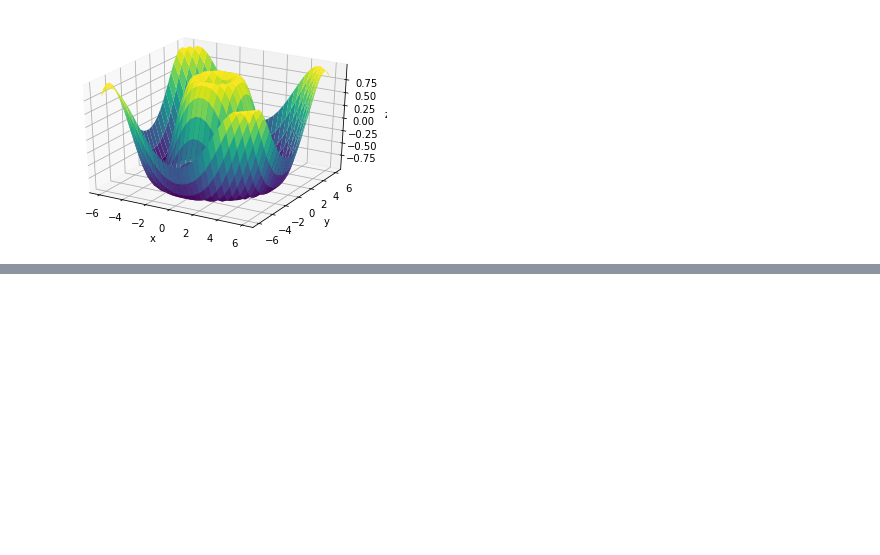
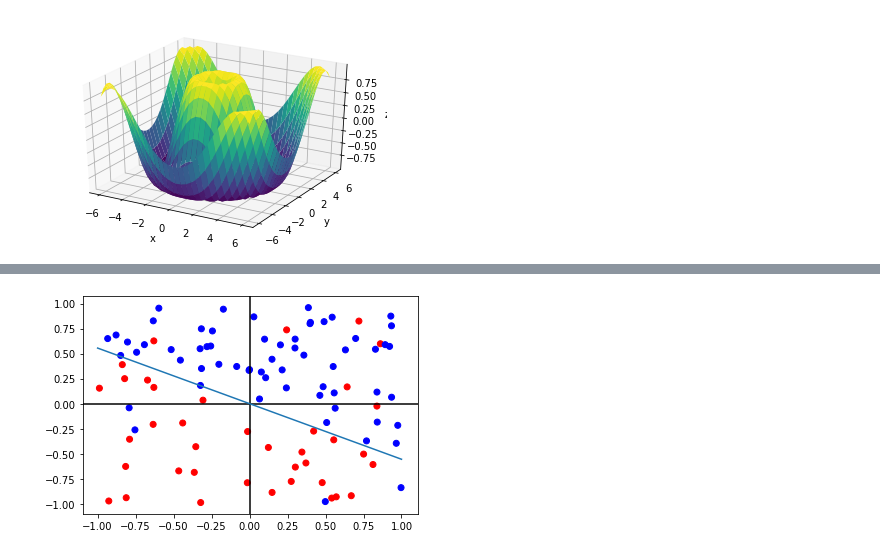
Before and after one commit to zimzion/EYTIP, a Jupyter notebook: class_0N_Convex_of_Loss_Function.ipynb, the cells around one changed output, grey strips where cells are left out. Saved outputs shown, nothing was run; the diff lists cells and outputs as text; code cells hidden in the pictures; blank space fills up the shorter version.

```diff
--- a/class_0N_Convex_of_Loss_Function.ipynb
+++ b/class_0N_Convex_of_Loss_Function.ipynb
@@ -65,16 +65,16 @@ def calc_rmse(w0, w1):
   for row0, row1 in zip(w0, w1):
     rmse_row = list()
     for e0, e1 in zip(row0, row1):
-      yhat = predict(e0, e1, x_rnd)
-      rmse = sum([(v - vhat)**2 for v, vhat in zip(y_rnd, yhat)]) / n_points
+      catehat = predict(e0, e1, x_rnd, y_rnd)
+      rmse = math.sqrt(sum([(v - vhat)**2 for v, vhat in zip(cate, catehat)]) / n_points)
       rmse_row.append(rmse)
     rmse_list.append(rmse_row)
 
   rmse_array = np.array(rmse_list)
   return rmse_array
 # %%
-w0 = np.linspace(-100, 100, 200)
-w1 = np.linspace(-100, 100, 200)
+w0 = np.linspace(-1, 1, 100)
+w1 = np.linspace(-1, 1, 100)
 
 X, Y = np.meshgrid(w0, w1)
 RMSE = calc_rmse(X, Y)
@@ -97,0 +116,11 @@ fig
+# %%
+import matplotlib.lines as mlines
+l = mlines.Line2D([a[0],b[0]], [a[1],b[1]])
+fig, ax = plt.subplots()
+ax.scatter(x_rnd, y_rnd, color=dot_colors)
+ax.axhline(0, color='k')
+ax.axvline(0, color='k')
+ax.add_line(l)
+plt.show()
+# %% [output]
+[figure, added]
```
Also changed, not shown: parts of 6 cells of this notebook.
